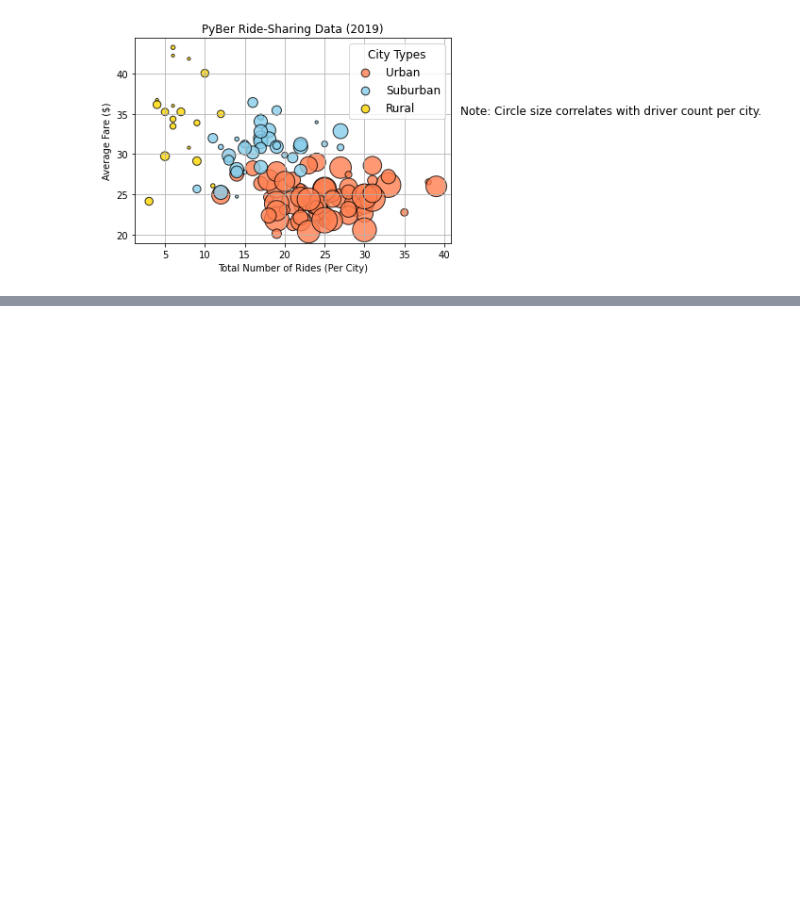
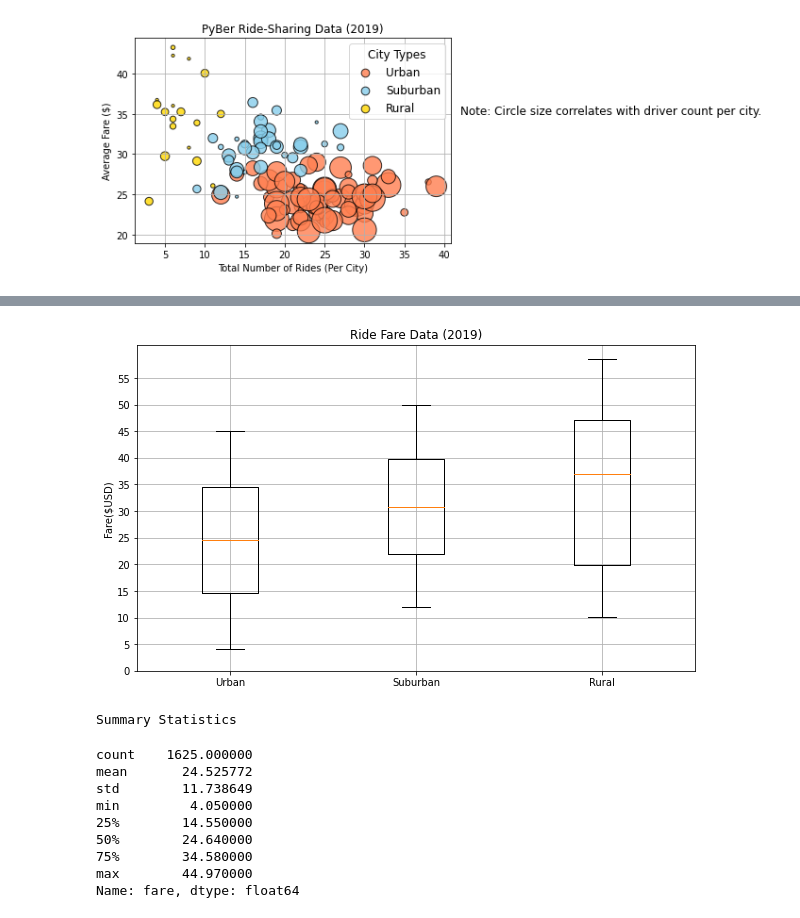
Before and after one commit to NitewingGW/PyBer_Analysis, a Jupyter notebook: PyBer.ipynb, the cells around one changed output, grey strips where cells are left out. Saved outputs shown, nothing was run; the diff lists cells and outputs as text; code cells hidden in the pictures; blank space fills up the shorter version.

```diff
--- a/PyBer.ipynb
+++ b/PyBer.ipynb
@@ -499,0 +626,4 @@ plt.show()
+# %%
+suburban_fares = suburban_cities_df["fare"]
+rural_fares = rural_cities_df["fare"]
+suburban_fares.head()
@@ -499,0 +746,30 @@ plt.show()
+# %%
+# Create a box-and-whisker plot for the urban fare data.
+# labels must match the exaCT SAME ORDER AS THE CREATED VARIABLE ex [urban_fares, suburban_fares, rural_fares]
+x_labels = ["Urban", "Suburban", "Rural"]
+# Create varirable that contains all the data points you need
+ride_fare_data = [urban_fares, suburban_fares, rural_fares]
+fig, ax = plt.subplots(figsize=(10,6))
+# Add variable to the ax.boxplot()
+ax.boxplot(ride_fare_data, labels=x_labels)
+# Add the title, y-axis label and grid.
+ax.set_title('Ride Fare Data (2019)')
+ax.set_ylabel('Fare($USD)')
+ax.set_yticks(np.arange(0, 60, step=5.0))
+ax.grid()
+plt.savefig("PyBer_Analysis/analysis/Fig3.png")
+plt.show()
+print("Summary Statistics")
+urban_fares.describe()
+# %% [output]
+[figure, added]
+Summary Statistics
+count    1625.000000
+mean       24.525772
+std        11.738649
+min         4.050000
+25%        14.550000
+50%        24.640000
+75%        34.580000
+max        44.970000
+Name: fare, dtype: float64
```
Also changed, not shown: parts of 34 cells of this notebook, 3 other files.
